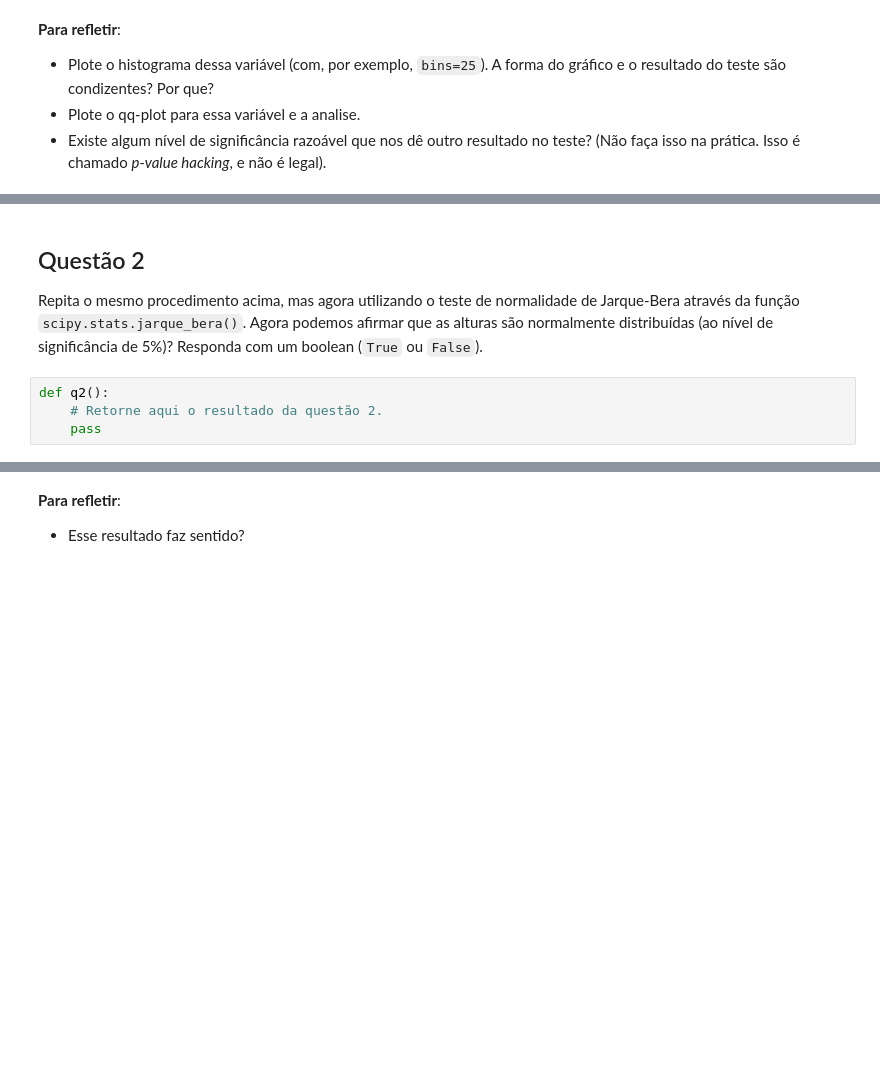
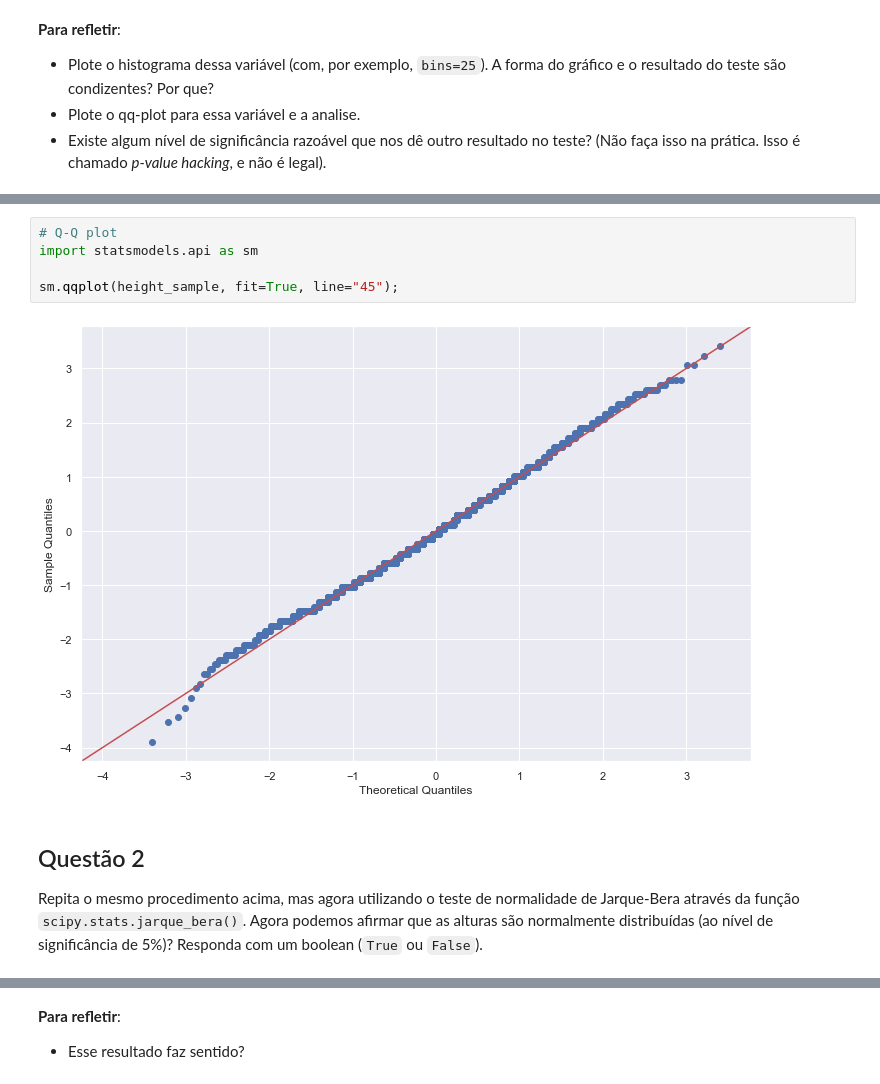
Before and after one commit to gabipz/data-science-codenation, a Jupyter notebook: 05-statistical-hypothesis-testing/statistical-hypothesis-testing.ipynb, the cells around one changed output, grey strips where cells are left out. Saved outputs shown, nothing was run; the diff lists cells and outputs as text; blank space fills up the shorter version.

```diff
--- a/05-statistical-hypothesis-testing/statistical-hypothesis-testing.ipynb
+++ b/05-statistical-hypothesis-testing/statistical-hypothesis-testing.ipynb
@@ -87,8 +112,11 @@ __Para refletir__:
+# %%
+# Q-Q plot
+import statsmodels.api as sm
+
+sm.qqplot(height_sample, fit=True, line="45");
+# %% [output]
+[figure, added]
 # %% [markdown]
 ## Questão 2
 
 Repita o mesmo procedimento acima, mas agora utilizando o teste de normalidade de Jarque-Bera através da função `scipy.stats.jarque_bera()`. Agora podemos afirmar que as alturas são normalmente distribuídas (ao nível de significância de 5%)? Responda com um boolean (`True` ou `False`).
-# %%
-def q2():
-    # Retorne aqui o resultado da questão 2.
-    pass
```
Also changed, not shown: parts of 23 cells of this notebook.
